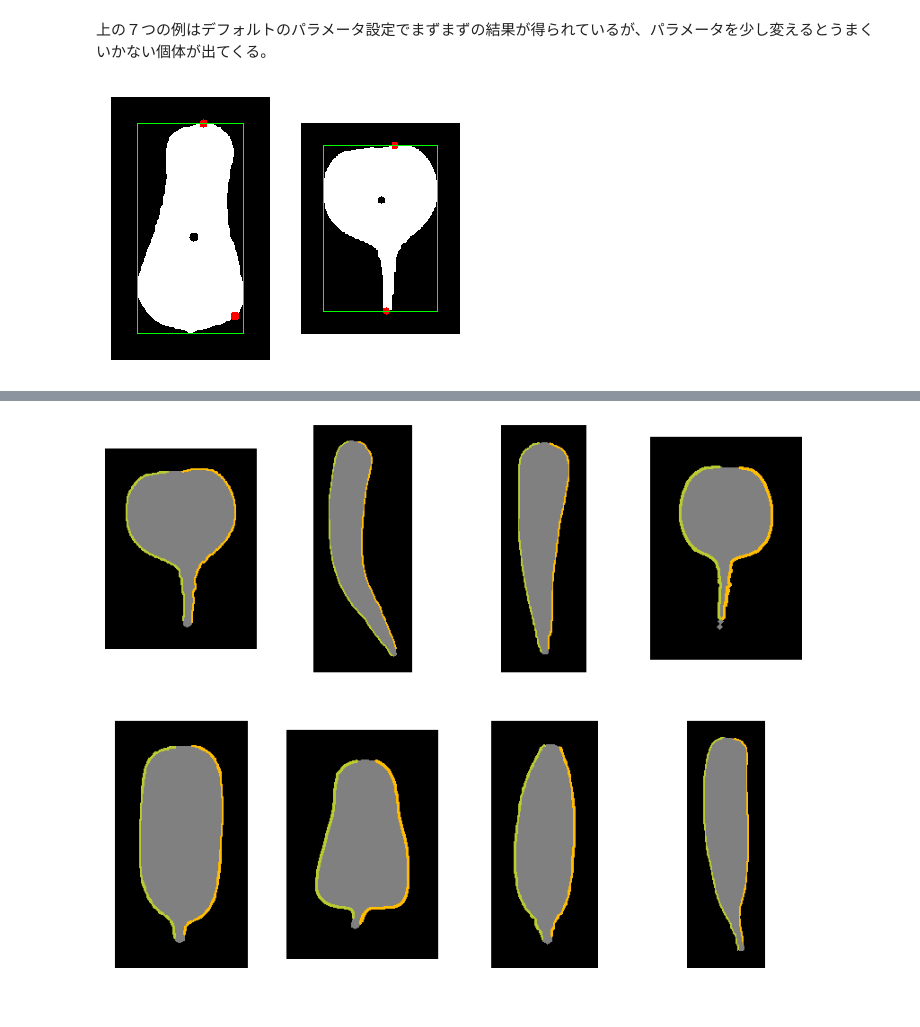
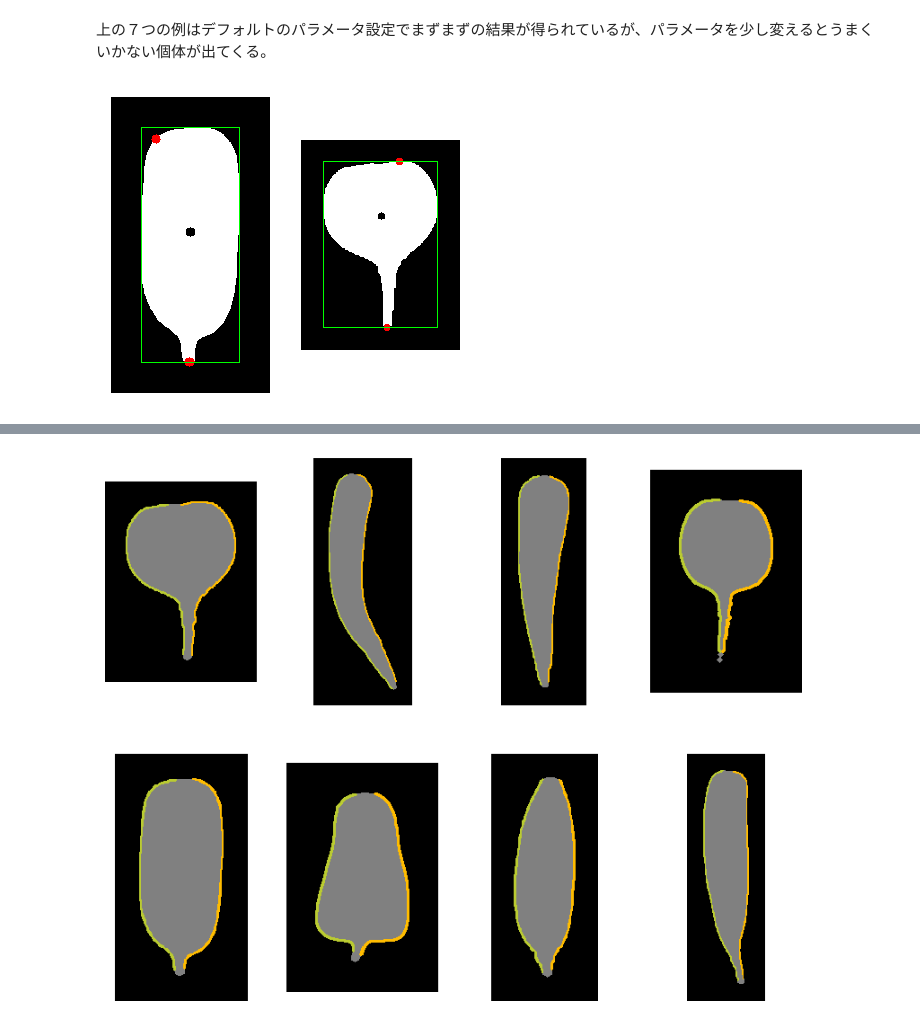
Before and after one commit to iciromaco/RadiShLab, a Jupyter notebook: N005_輪郭線の自動分割.ipynb, the cells around one changed output, grey strips where cells are left out. Drawn from its saved outputs; the diff is of its cells as text; code cells hidden in the pictures.

```diff
--- a/N005_輪郭線の自動分割.ipynb
+++ b/N005_輪郭線の自動分割.ipynb
@@ -171,0 +231,5 @@ plt.plot(symbottoms1)
+# %%
+img = imgs[0]
+con,topTip,bottomTip,symtops,symbottoms = rd.findTips(img)
+plt.plot(symtops)
+plt.plot(symbottoms)
@@ -172,5 +241,5 @@ plt.plot(symbottoms1)
 # %%
-def plottips(img,layout='111',topCD=1.0,bottomCD=0.8):
+def plottips(img,layout='111',topCD=0.5,bottomCD=0.5):
     img = img.copy()
     con,topTip,bottomTip,symtops,symbottoms = rd.findTips(img,topCD=topCD,bottomCD=bottomCD)
     con = con.squeeze().tolist() # 輪郭点列のリスト
@@ -203,8 +272,8 @@ plottips(imgs[8],layout='247')
 # %%
 # 失敗例
 plt.figure(figsize=(3,3),dpi=150)
-plottips(imgs[0],bottomCD=0.2,layout=121)
-plottips(imgs[1],topCD=0.2,layout=122)
+plottips(imgs[5],topCD=0.2,layout=121)
+plottips(imgs[1],topCD=0.1,layout=122)
 # %% [output]
-[figure, old version]
+[figure, new version]
 # %% [markdown]
```
Also changed, not shown: parts of 18 cells of this notebook, 4 other files.
